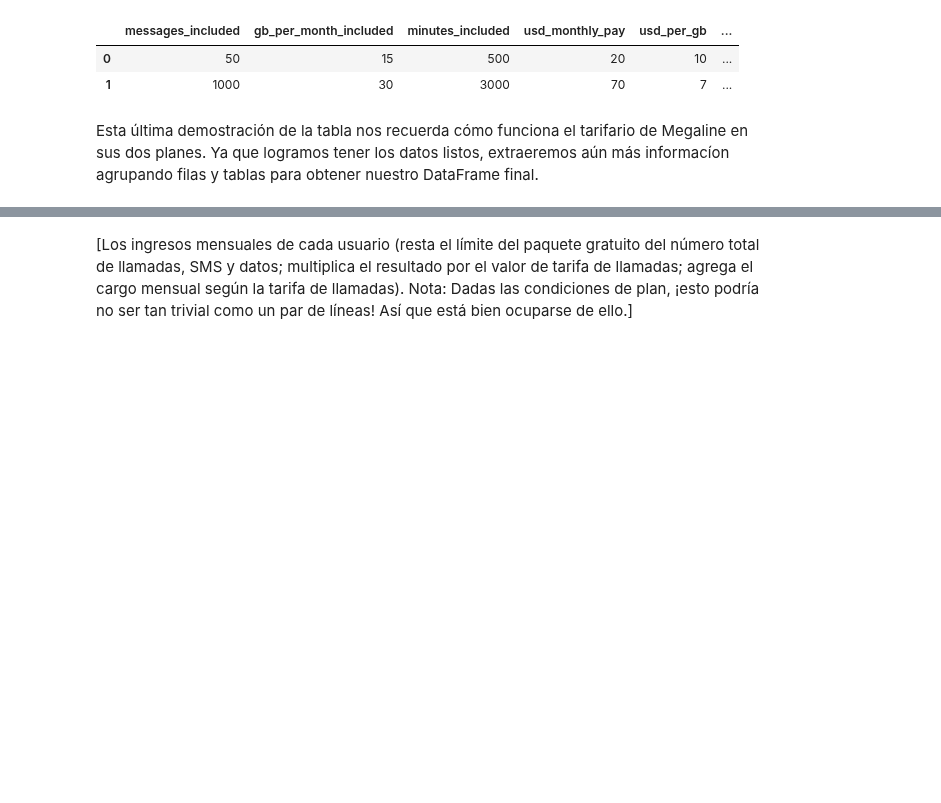
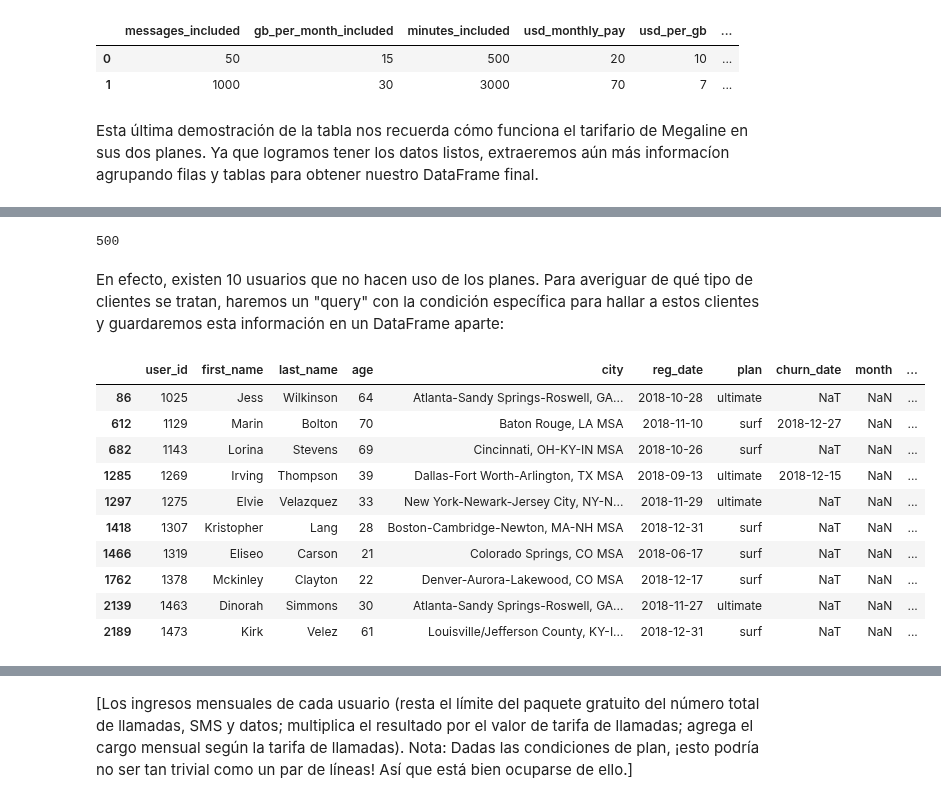
Before and after one commit to ChristianMartinezCaceres/Practicum-portfolio, a Jupyter notebook: 04_phone_plan_analysis/phone_plan_analysis_notebook.ipynb, the cells around one changed output, grey strips where cells are left out. Saved outputs shown, nothing was run; the diff lists cells and outputs as text; code cells hidden in the pictures; blank space fills up the shorter version.

```diff
--- a/04_phone_plan_analysis/phone_plan_analysis_notebook.ipynb
+++ b/04_phone_plan_analysis/phone_plan_analysis_notebook.ipynb
@@ -699,0 +812,21 @@ Esta última demostración de la tabla nos recuerda cómo funciona el tarifario
+# %%
+len(megaline_complete['user_id'].unique())
+# %% [output]
+500
+# %% [markdown]
+En efecto, existen 10 usuarios que no hacen uso de los planes. Para averiguar de qué tipo de clientes se tratan, haremos un "query" con la condición específica para hallar a estos clientes y guardaremos esta información en un DataFrame aparte:
+# %%
+users_no_mobile = megaline_complete.query("user_id not in @mobile_final.user_id")
+users_no_mobile
+# %% [output]
+|  | user_id | first_name | last_name | age | city | reg_date | plan | churn_date | month | ... |
+| 86 | 1025 | Jess | Wilkinson | 64 | Atlanta-Sandy Springs-Roswell, GA... | 2018-10-28 | ultimate | NaT | NaN | ... |
+| 612 | 1129 | Marin | Bolton | 70 | Baton Rouge, LA MSA | 2018-11-10 | surf | 2018-12-27 | NaN | ... |
+| 682 | 1143 | Lorina | Stevens | 69 | Cincinnati, OH-KY-IN MSA | 2018-10-26 | surf | NaT | NaN | ... |
+| 1285 | 1269 | Irving | Thompson | 39 | Dallas-Fort Worth-Arlington, TX MSA | 2018-09-13 | ultimate | 2018-12-15 | NaN | ... |
+| 1297 | 1275 | Elvie | Velazquez | 33 | New York-Newark-Jersey City, NY-N... | 2018-11-29 | ultimate | NaT | NaN | ... |
+| 1418 | 1307 | Kristopher | Lang | 28 | Boston-Cambridge-Newton, MA-NH MSA | 2018-12-31 | surf | NaT | NaN | ... |
+| 1466 | 1319 | Eliseo | Carson | 21 | Colorado Springs, CO MSA | 2018-06-17 | surf | NaT | NaN | ... |
+| 1762 | 1378 | Mckinley | Clayton | 22 | Denver-Aurora-Lakewood, CO MSA | 2018-12-17 | surf | NaT | NaN | ... |
+| 2139 | 1463 | Dinorah | Simmons | 30 | Atlanta-Sandy Springs-Roswell, GA... | 2018-11-27 | ultimate | NaT | NaN | ... |
+| 2189 | 1473 | Kirk | Velez | 61 | Louisville/Jefferson County, KY-I... | 2018-12-31 | surf | NaT | NaN | ... |
```
Also changed, not shown: parts of 35 cells of this notebook.
